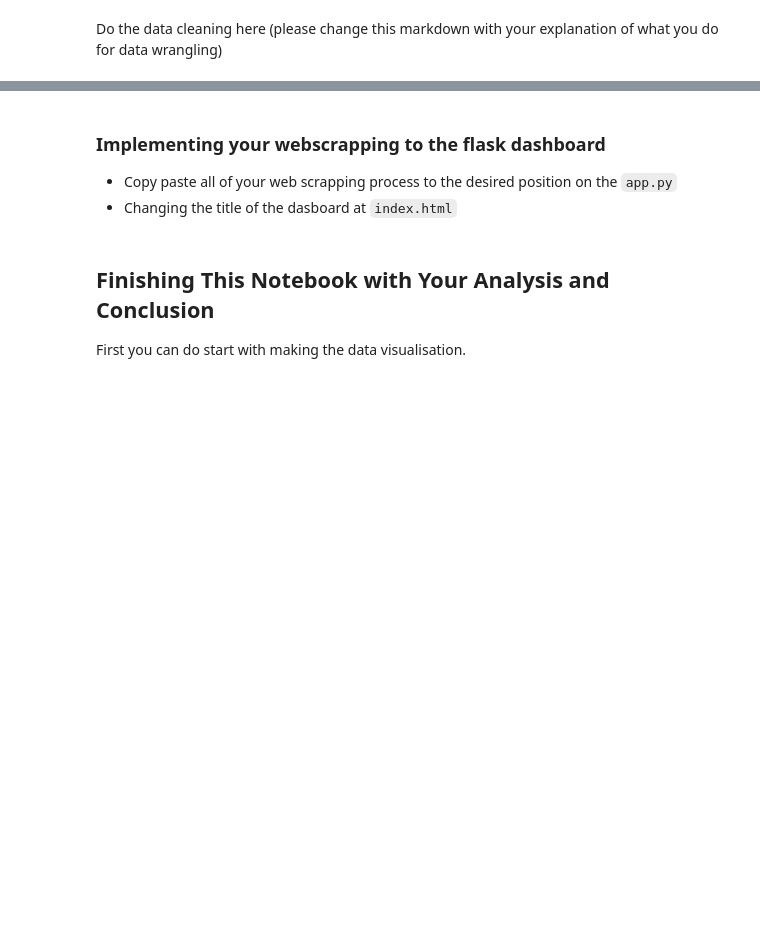
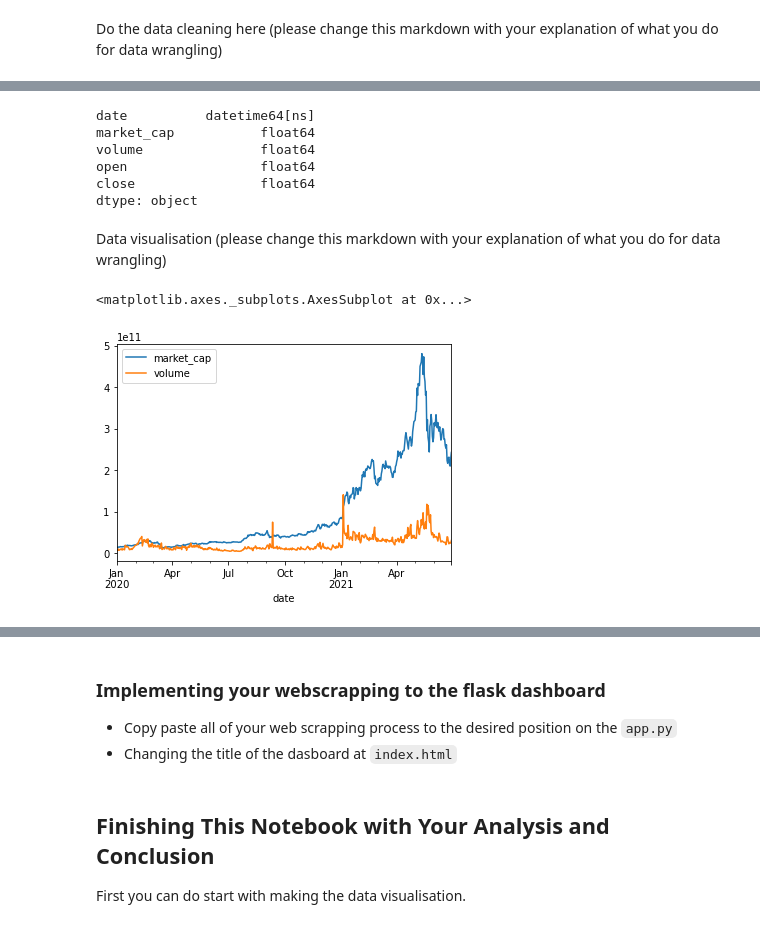
Before and after one commit to bartan29/Webscraping-Ethereum-Sales-from-CoinGecko-Using-Beautiful-Soup, a Jupyter notebook: Notebook Skeleton Guide Capstone Beautiful Soup.ipynb, the cells around one changed output, grey strips where cells are left out. Saved outputs shown, nothing was run; the diff lists cells and outputs as text; code cells hidden in the pictures; blank space fills up the shorter version.

```diff
--- a/Notebook Skeleton Guide Capstone Beautiful Soup.ipynb
+++ b/Notebook Skeleton Guide Capstone Beautiful Soup.ipynb
@@ -45,0 +185,3 @@ temp
+# %%
+temp = temp[::-1]
+temp[:10]
@@ -50,5 +203,8 @@ Put the array into dataframe
 # %%
 import pandas as pd
 
-df = pd.DataFrame(...)
+#Setting untuk menghilangkan format data exponential
+pd.set_option('display.float_format', lambda x: '%.2f' % x)
+
+df = pd.DataFrame(temp, columns = ('date','market_cap','volume','open','close'))
 df.head()
@@ -55,2 +227,14 @@ df.head()
 # %% [markdown]
 Do the data cleaning here (please change this markdown with your explanation of what you do for data wrangling)
+# %%
+cols =['market_cap','volume','open','close']
+
+#Melakukan pembersihan data dengan menghilangkan dollar sign pada kolom market_cap, volume, open dan close serta konversi menjadi float
+df[cols] = df[cols].replace({'\$':''}, regex = True)
+df[cols] = df[cols].replace({',':''}, regex = True)
+df[cols] = df[cols].astype('float64')
+
+#Melakukan konversi kolom date menjadi format tanggal
+df['date'] = df['date'].astype('datetime64')
+
+df.tail()
@@ -56,0 +248,20 @@ Do the data cleaning here (please change this markdown with your explanation of
+# %%
+df.dtypes
+# %% [output]
+date          datetime64[ns]
+market_cap           float64
+volume               float64
+open                 float64
+close                float64
+dtype: object
+# %%
+df = df.set_index('date')
+# %% [markdown]
+Data visualisation (please change this markdown with your explanation of what you do for data wrangling)
+# %%
+import matplotlib.pyplot as plt
+
+df.plot(y=['market_cap','volume'])
+# %% [output]
+<matplotlib.axes._subplots.AxesSubplot at 0x...>
+[figure, added]
```
Also changed, not shown: parts of 21 cells of this notebook.
